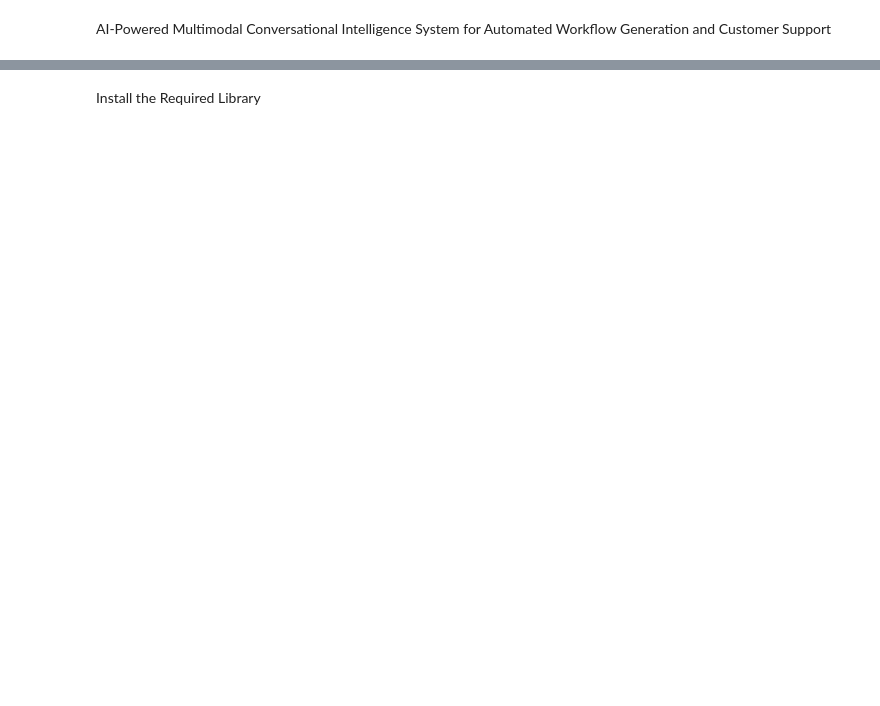
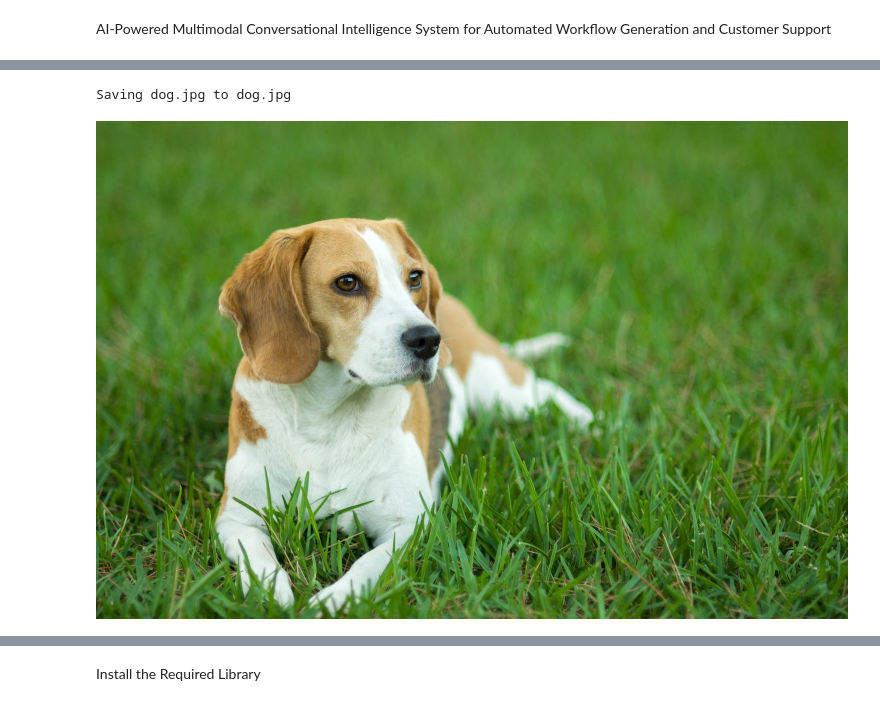
Before and after one commit to Deewakar2412/Multimodal-, a Jupyter notebook: group_24.ipynb, the cells around one changed output, grey strips where cells are left out. Cells and saved outputs as stored; diff of their text form; code cells hidden in the pictures; blank space fills up the shorter version.

```diff
--- a/group_24.ipynb
+++ b/group_24.ipynb
@@ -57,0 +5,77 @@ except Exception as e:
+# %%
+# 📦 Install Required Libraries
+!pip install requests Pillow
+
+# 📁 Import Libraries
+import requests
+import base64
+from PIL import Image
+from io import BytesIO
+from IPython.display import display
+from google.colab import files
+
+# 🔑 API Key (replace with your own)
+API_KEY = "AIzaSyAz6PuBvVh0biLmfIKi0mdTlvfn0lBIezw"
+
+# 🌐 Gemini 2.0 Flash Endpoint
+API_URL = f"https://generativelanguage.googleapis.com/v1beta/models/gemini-2.0-flash:generateContent?key={API_KEY}"
+
+# 📤 Function to Send Request
+def generate_response(text_input, image_path=None):
+    contents = [{"parts": [{"text": text_input}]}]
+
+    if image_path:
+        with open(image_path, "rb") as img_file:
+            image_data = base64.b64encode(img_file.read()).decode("utf-8")
+            mime_type = f"image/{image_path.split('.')[-1]}"
+            contents[0]["parts"].append({
+                "inline_data": {
+                    "mime_type": mime_type,
+                    "data": image_data
+                }
+            })
+
+    payload = {
+        "contents": contents
+    }
+
+    headers = {
+        "Content-Type": "application/json"
+    }
+
+    response = requests.post(API_URL, headers=headers, json=payload)
+
+    if response.status_code == 200:
+        data = response.json()
+        try:
+            return data['candidates'][0]['content']['parts'][0]['text']
+        except:
+            return "⚠️ No response from AI."
+    else:
+        return f"❌ Error: {response.status_code} - {response.text}"
+
+# 💬 Chat Loop with Upload Button
+while True:
+    text = input("👤 You: ")
+    if text.lower() in ["exit", "quit"]:
+        print("Chat ended.")
+        break
+
+    use_image = input("📷 Do you want to upload an image? (y/n): ").lower()
+    img_path = None
+
+    if use_image == 'y':
+        print("📁 Please upload an image file:")
+        uploaded = files.upload()
+        img_path = list(uploaded.keys())[0]  # Get filename
+        try:
+            img = Image.open(img_path)
+            display(img)
+        except:
+            print("❌ Couldn't display image.")
+            img_path = None
+
+    print("🤖 Gemini is typing...")
+    reply = generate_response(text, img_path)
+    print(f"🤖 Gemini: {reply}\n")
+# %% [output]
@@ -57,0 +100,2 @@ except Exception as e:
+Saving dog.jpg to dog.jpg
+[figure, added]
```
Also changed, not shown: parts of 2 cells of this notebook.
